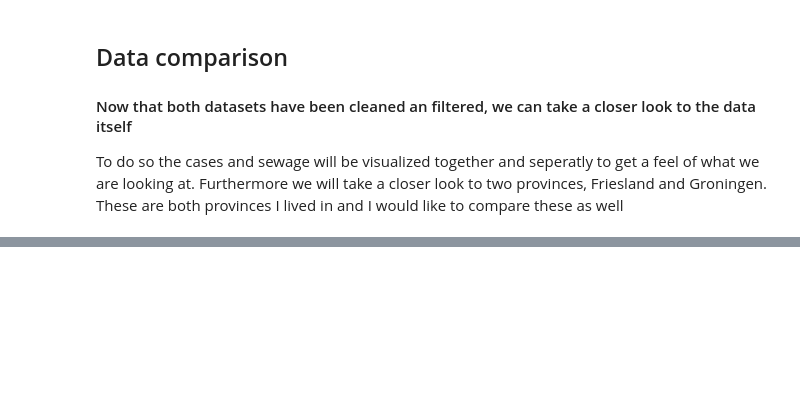
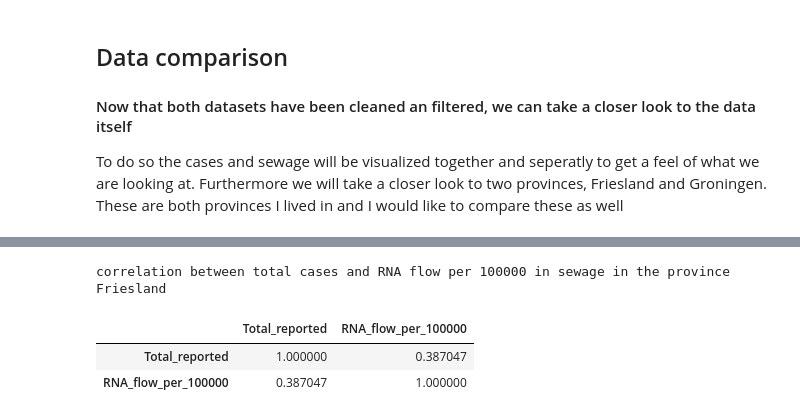
Before and after one commit to ymkjee/Programming_1, a Jupyter notebook: Final_Assignment.ipynb, the cells around one changed output, grey strips where cells are left out. Cells and saved outputs as stored; diff of their text form; code cells hidden in the pictures; blank space fills up the shorter version.

```diff
--- a/Final_Assignment.ipynb
+++ b/Final_Assignment.ipynb
@@ -206,0 +373,9 @@ Furthermore we will take a closer look to two provinces, Friesland and Groningen
+# %%
+corr = df_F.corr()
+print("correlation between total cases and RNA flow per 100000 in sewage in the province Friesland")
+corr.style.background_gradient(cmap='coolwarm')
+# %% [output]
+correlation between total cases and RNA flow per 100000 in sewage in the province Friesland
+|  | Total_reported | RNA_flow_per_100000 |
+| Total_reported | 1.000000 | 0.387047 |
+| RNA_flow_per_100000 | 0.387047 | 1.000000 |
```
Also changed, not shown: parts of 16 cells of this notebook.
